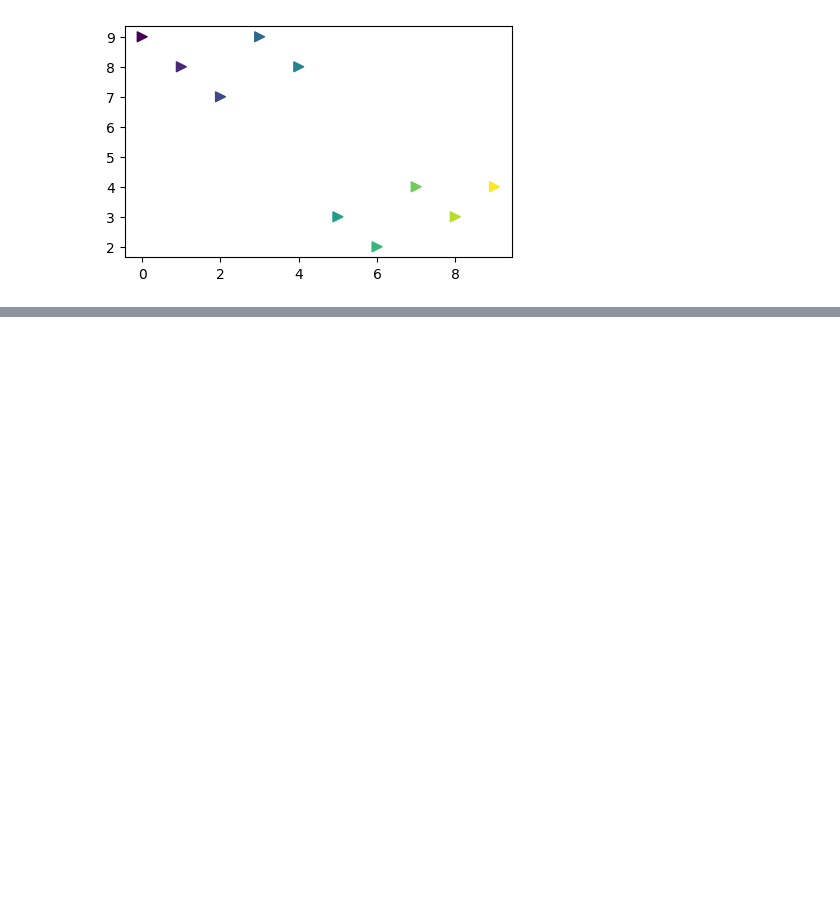
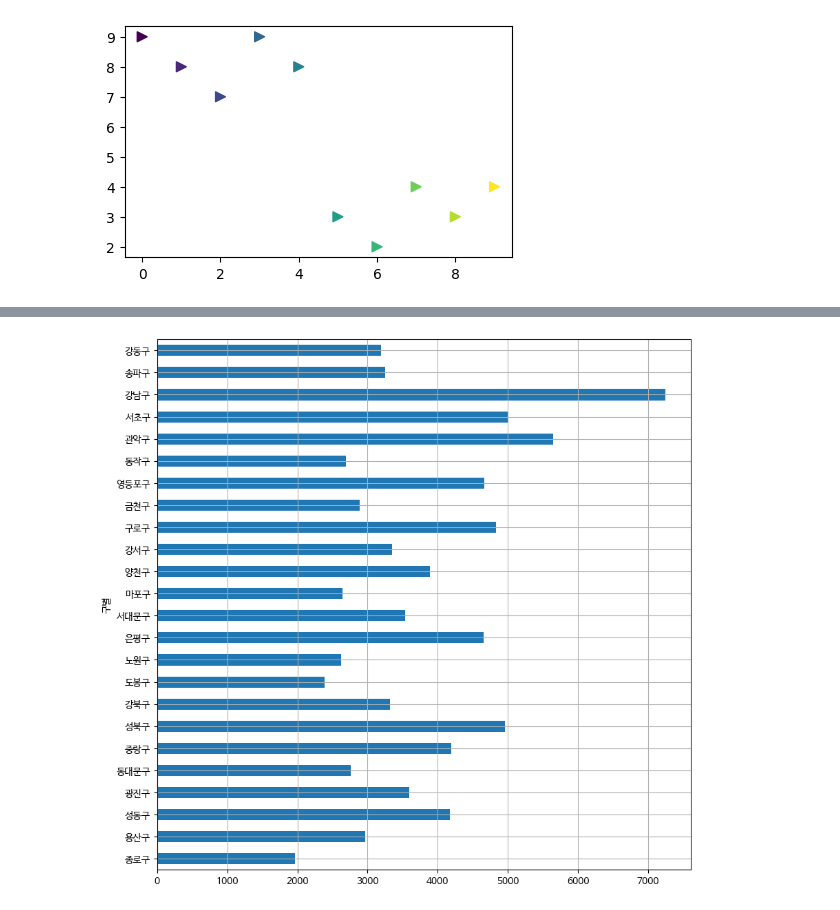
Before and after one commit to mqifjjfwiot/WQ, a Jupyter notebook: 파이썬으로 데이터 주무르기/1_서울시_구별_CCTV_현황_분석.ipynb, the cells around one changed output, grey strips where cells are left out. Cells and saved outputs as stored; diff of their text form; code cells hidden in the pictures; blank space fills up the shorter version.

```diff
--- a/파이썬으로 데이터 주무르기/1_서울시_구별_CCTV_현황_분석.ipynb
+++ b/파이썬으로 데이터 주무르기/1_서울시_구별_CCTV_현황_분석.ipynb
@@ -300,9 +322,11 @@ CCTV_Seoul2.sort_values(by='총계', ascending=False).head()
 type(CCTV_Seoul2.iloc[0]['총계'])
 # %% [output]
 str
-# %%
-CCTV_Seoul2.iloc[:, 1:] = CCTV_Seoul2.iloc[:, 1:].replace(",","")
-CCTV_Seoul2.fillna(0, inplace=True)
+# %%
+# 시리즈, 데프.replace("완전일치","교체")
+# 시리즈, 데프.str.replace("부분일치","교체")
+CCTV_Seoul2['총계'] = CCTV_Seoul2['총계'].str.replace(",","")
+CCTV_Seoul2.fillna(0, inplace=True)
 # %%
 CCTV_Seoul2
 # %% [output]
@@ -324,8 +348,8 @@ CCTV_Seoul2
 | 24 | 송파구 | 3253 | 149 | 74 | 183 | 126 | 227 | 526 | 1050 | 237 | 151 | ... |
 | 25 | 강동구 | 3192 | 277 | 56 | 174 | 226 | 351 | 379 | 362 | 635 | 301 | ... |
 # %%
-# CCTV_Seoul2.loc[13, '2014년 이전'] = 1012
-# CCTV_Seoul2.loc[12, '2019년'] = 1057
+CCTV_Seoul2.loc[13, '2014년 이전'] = 1012
+CCTV_Seoul2.loc[12, '2019년'] = 1057
 # %%
 CCTV_Seoul2
 # %% [output]
@@ -706,0 +750,5 @@ plt.show()
+# %%
+data_result['총계'].plot(kind='barh', grid=True, figsize=(10,10))
+plt.show()
+# %% [output]
+[figure, added]
```
Also changed, not shown: parts of 23 cells of this notebook.
